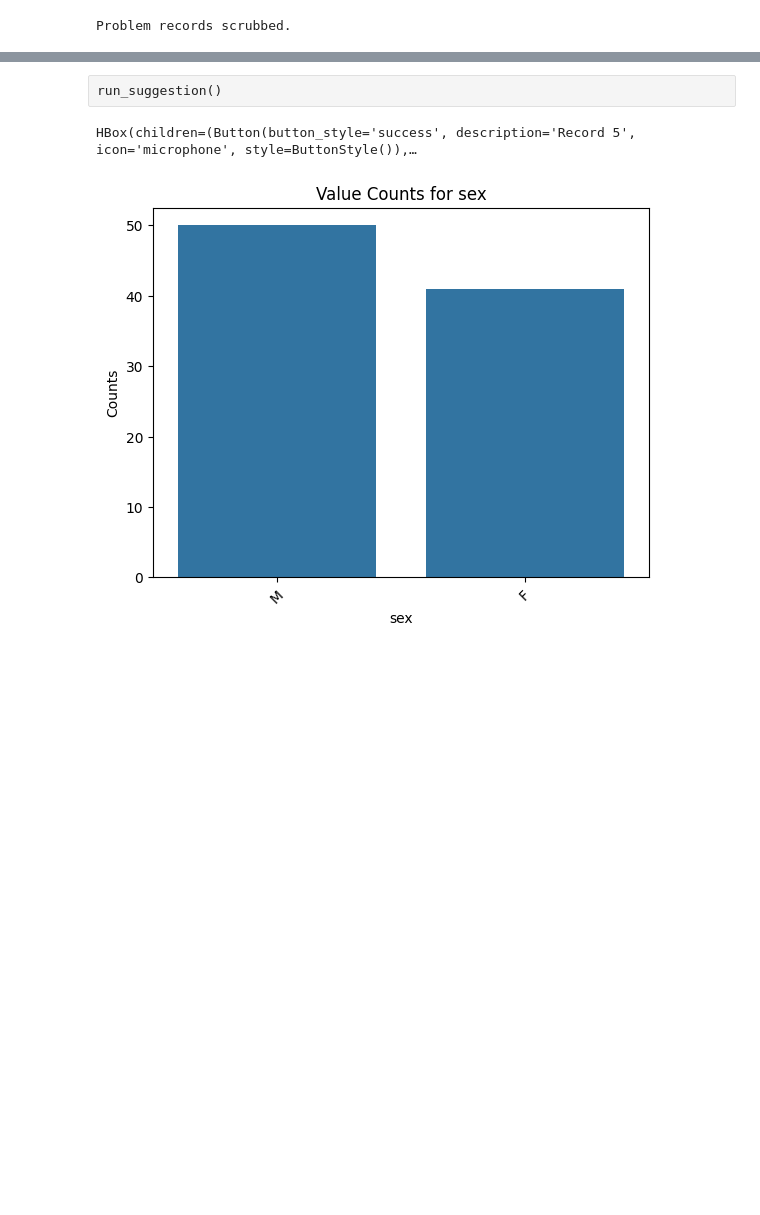
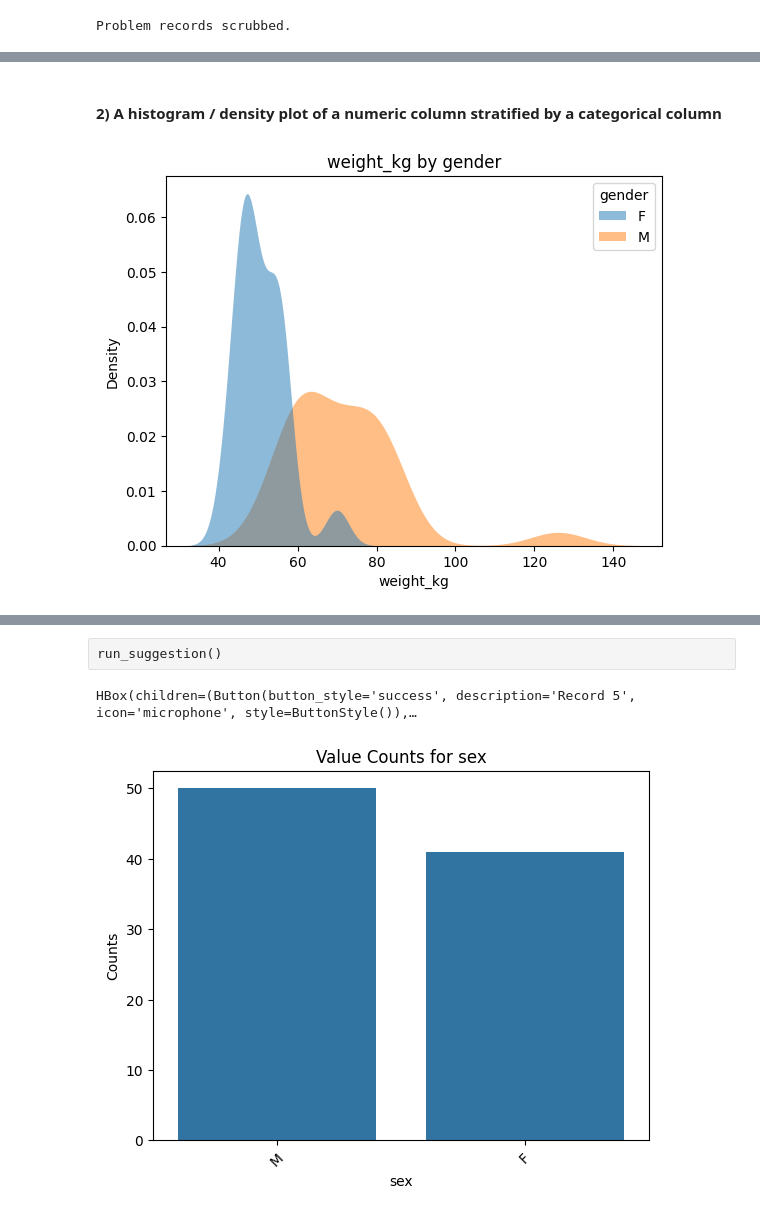
Before and after one commit to dpear/LMNOP, a Jupyter notebook: tutorial/tutorial.ipynb, the cells around one changed output, grey strips where cells are left out. Drawn from its saved outputs; the diff is of its cells as text; code cells hidden in the pictures; blank space fills up the shorter version.

```diff
--- a/tutorial/tutorial.ipynb
+++ b/tutorial/tutorial.ipynb
@@ -1604,0 +1592,6 @@ ask("write code to change name of libraryid column to sample_name")
+# %% [markdown]
+#### 2)  A histogram / density plot of a numeric column stratified by a categorical column
+# %%
+fig = visualize_two_cols_cn('gender', 'weight_kg')
+# %% [output]
+[figure, added]
```
Also changed, not shown: parts of 55 cells of this notebook.
